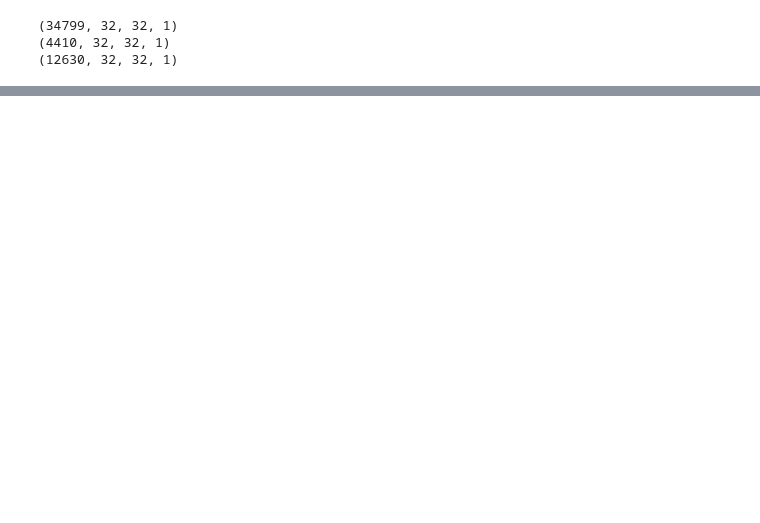
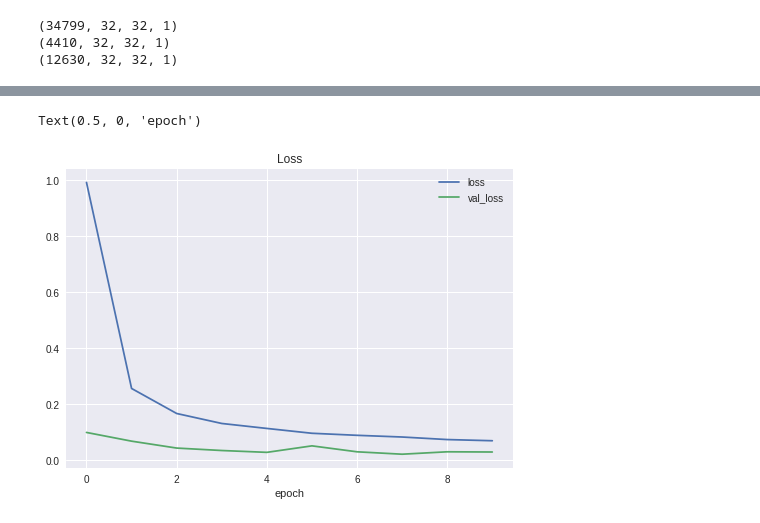
Before and after one commit to BM2304/ML_Tutorials, a Jupyter notebook: Self_Driving_Udemy/9_Classifying_Traffic_Signs.ipynb, the cells around one changed output, grey strips where cells are left out. Drawn from its saved outputs; the diff is of its cells as text; code cells hidden in the pictures; blank space fills up the shorter version.

```diff
--- a/Self_Driving_Udemy/9_Classifying_Traffic_Signs.ipynb
+++ b/Self_Driving_Udemy/9_Classifying_Traffic_Signs.ipynb
@@ -179,3 +209,23 @@ print(X_test.shape)
 y_train = to_categorical(y_train, 43)
 y_val = to_categorical(y_val, 43)
 y_test = to_categorical(y_test, 43)
+# %%
+def modified_model():
+  model = Sequential()
+  model.add(Conv2D(60, (5,5), input_shape=(32, 32, 1), activation='relu'))
+  model.add(Conv2D(60, (5,5), activation='relu'))
+  model.add(MaxPooling2D(pool_size=(2,2)))
+  model.add(Conv2D(30, (3,3), activation='relu'))
+  model.add(Conv2D(30, (3,3), activation='relu'))
+  model.add(MaxPooling2D(pool_size=(2,2)))
+  model.add(Flatten())
+  model.add(Dense(500, activation='relu'))
+  model.add(Dropout(0.7))
+  model.add(Dense(num_classes, activation='softmax'))
+
+  # Compile model
+  model.compile(Adam(lr=0.001), loss='categorical_crossentropy', metrics=['accuracy'])
+  return model
+# %%
+model = modified_model()
+print(model.summary())
@@ -181,0 +250,3 @@ y_test = to_categorical(y_test, 43)
+# %%
+# Training -> Using Datagenerator
+history = model.fit_generator(datagen.flow(X_train, y_train, batch_size=50), steps_per_epoch=2000, epochs=10, validation_data=(X_val, y_val), shuffle=True)
@@ -181,0 +274,10 @@ y_test = to_categorical(y_test, 43)
+# %%
+# Plotting
+plt.plot(history.history['loss'])
+plt.plot(history.history['val_loss'])
+plt.legend(['loss', 'val_loss'])
+plt.title('Loss')
+plt.xlabel('epoch')
+# %% [output]
+Text(0.5, 0, 'epoch')
+[figure, added]
```
Also changed, not shown: parts of 14 cells of this notebook.
